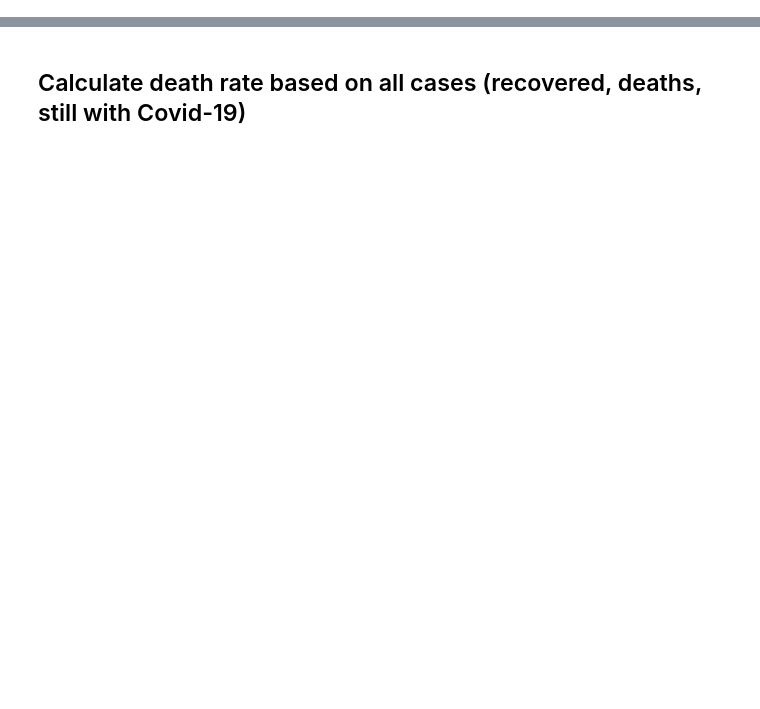
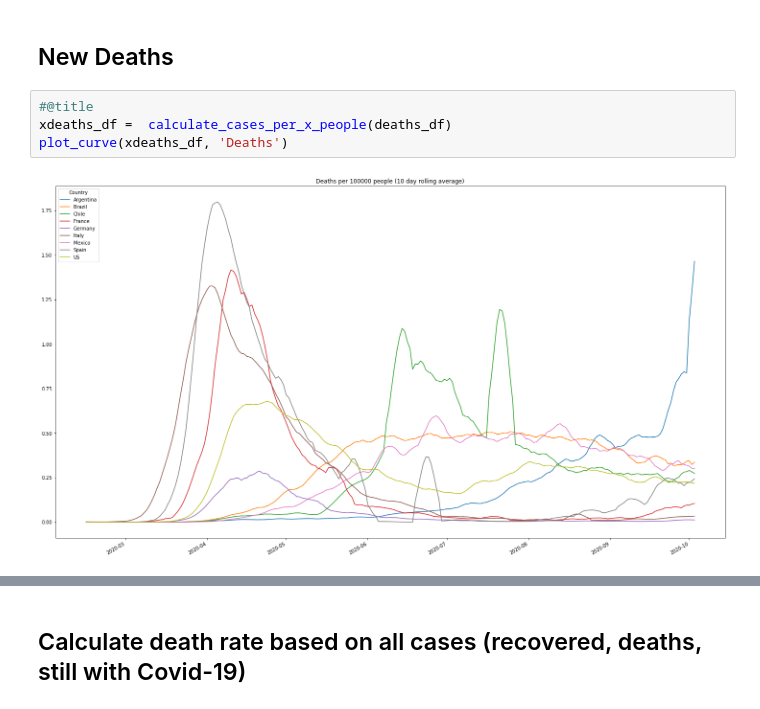
Before and after one commit to OliverMaerz/Covid19, a Jupyter notebook: Covid19_2.ipynb, the cells around one changed output, grey strips where cells are left out. Drawn from its saved outputs; the diff is of its cells as text; blank space fills up the shorter version.

```diff
--- a/Covid19_2.ipynb
+++ b/Covid19_2.ipynb
@@ -149,0 +142,8 @@ new_recovered_df.transpose().plot(kind='line', title='Covid-19 Recovered ',
+# %% [markdown]
+## New Deaths
+# %%
+#@title
+xdeaths_df =  calculate_cases_per_x_people(deaths_df)
+plot_curve(xdeaths_df, 'Deaths')
+# %% [output]
+[figure, added]
```
Also changed, not shown: parts of 36 cells of this notebook.
